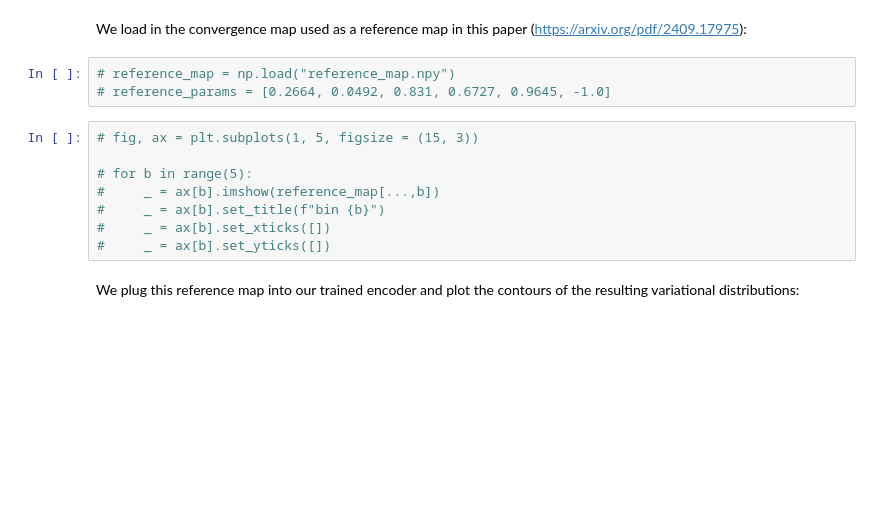
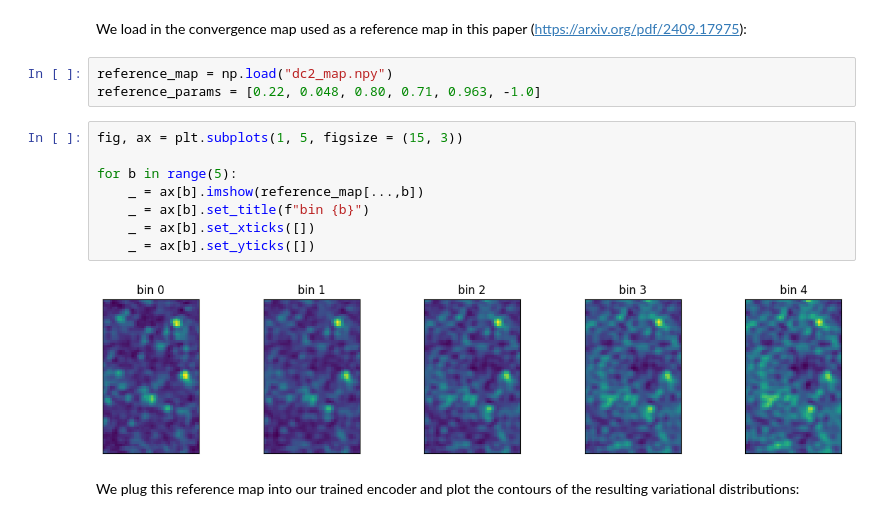
Before and after one commit to prob-ml/blissWL, a Jupyter notebook: maps_to_cosmology/notebooks/results_dc2_MVN.ipynb, the cells around one changed output. Cells and saved outputs as stored; diff of their text form; blank space fills up the shorter version.

```diff
--- a/maps_to_cosmology/notebooks/results.ipynb
+++ b/maps_to_cosmology/notebooks/results_dc2_MVN.ipynb
@@ -161,16 +161,18 @@ Observations:
 # %% [markdown]
 We load in the convergence map used as a reference map in this paper (https://arxiv.org/pdf/2409.17975):
 # %%
-# reference_map = np.load("reference_map.npy")
-# reference_params = [0.2664, 0.0492, 0.831, 0.6727, 0.9645, -1.0]
+reference_map = np.load("dc2_map.npy")
+reference_params = [0.22, 0.048, 0.80, 0.71, 0.963, -1.0]
 # %%
-# fig, ax = plt.subplots(1, 5, figsize = (15, 3))
+fig, ax = plt.subplots(1, 5, figsize = (15, 3))
 
-# for b in range(5):
-#     _ = ax[b].imshow(reference_map[...,b])
-#     _ = ax[b].set_title(f"bin {b}")
-#     _ = ax[b].set_xticks([])
-#     _ = ax[b].set_yticks([])
+for b in range(5):
+    _ = ax[b].imshow(reference_map[...,b])
+    _ = ax[b].set_title(f"bin {b}")
+    _ = ax[b].set_xticks([])
+    _ = ax[b].set_yticks([])
+# %% [output]
+[figure, added]
 # %% [markdown]
 We plug this reference map into our trained encoder and plot the contours of the resulting variational distributions:
 # %% [markdown]
```
Also changed, not shown: parts of 2 cells of this notebook.
